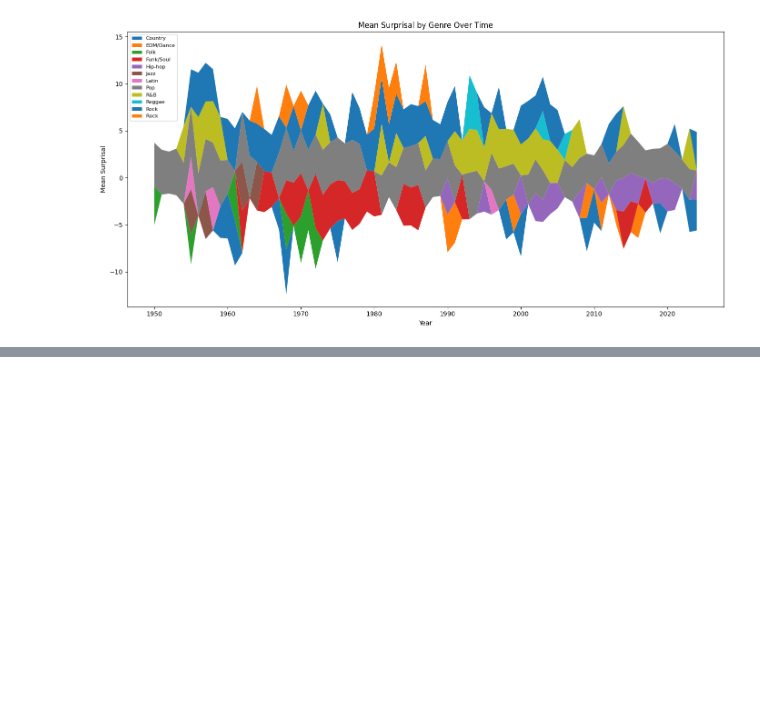
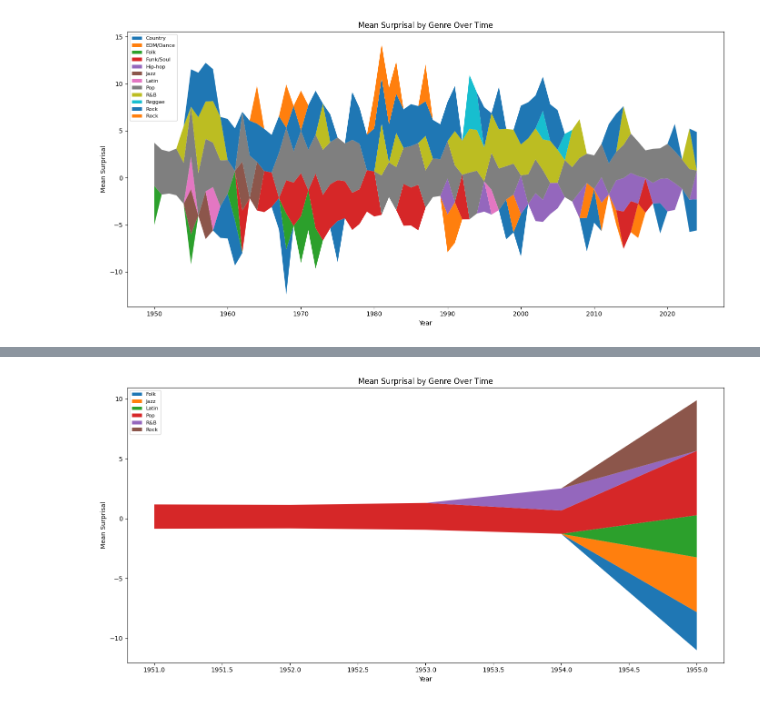
Before and after one commit to martiinsssssss/IDyOM_TimeMachine, a Jupyter notebook: run_IDyOM.ipynb, the cells around one changed output, grey strips where cells are left out. Cells and saved outputs as stored; diff of their text form; code cells hidden in the pictures; blank space fills up the shorter version.

Commit message:
adding window look back scripts and updated general notebook with analysis

```diff
--- a/run_IDyOM.ipynb
+++ b/run_IDyOM.ipynb
@@ -524,0 +490,13 @@ plt.show()
+# %%
+df_t = df.T.reset_index()
+df_t.columns = ["year_position_raw", "surprisal", "entropy"]
+df_t["year_position"] = df_t["year_position_raw"].str.rsplit("_", n=1).str[0]
+
+merged_df = pd.merge(df_t, genre_subset, on="year_position", how= "left")
+merged_df.drop(index=merged_df.index[-1],axis=0,inplace=True)
+
+# Compute per-song means and map back to merged_df
+merged_df["mean_surprisal"] = merged_df["surprisal"].apply(np.mean)
+merged_df["mean_entropy"] = merged_df["entropy"].apply(np.mean)
+
+merged_df["Genre (Broad 1)"].value_counts()
@@ -524,0 +550,35 @@ plt.show()
+# %%
+import matplotlib.pyplot as plt
+import pandas as pd
+import numpy as np
+
+# --- Step 1: Extract year and aggregate by year + genre ---
+merged_df["year"] = merged_df["year_position"].str[:4].astype(int)
+
+yearly_genre = (
+    merged_df.groupby(["year", "Genre (Broad 1)"])["mean_surprisal"]
+    .mean()
+    .reset_index()
+)
+
+# Pivot so genres are columns, years are rows
+pivot_df = yearly_genre.pivot(index="year", columns="Genre (Broad 1)", values="mean_surprisal").fillna(0)
+
+# --- Step 2: Plot streamgraph ---
+years = pivot_df.index.values
+genres = pivot_df.columns.tolist()
+values = pivot_df.values.T  # shape: (n_genres, n_years)
+
+fig, ax = plt.subplots(figsize=(14, 7))
+
+ax.stackplot(years, values, labels=genres, baseline="wiggle")  # "wiggle" gives the stream shape
+
+ax.legend(loc="upper left", fontsize=8)
+ax.set_title("Mean Surprisal by Genre Over Time")
+ax.set_xlabel("Year")
+ax.set_ylabel("Mean Surprisal")
+
+plt.tight_layout()
+plt.show()
+# %% [output]
+[figure, added]
```
Also changed, not shown: parts of 32 cells of this notebook, 7 other files.
